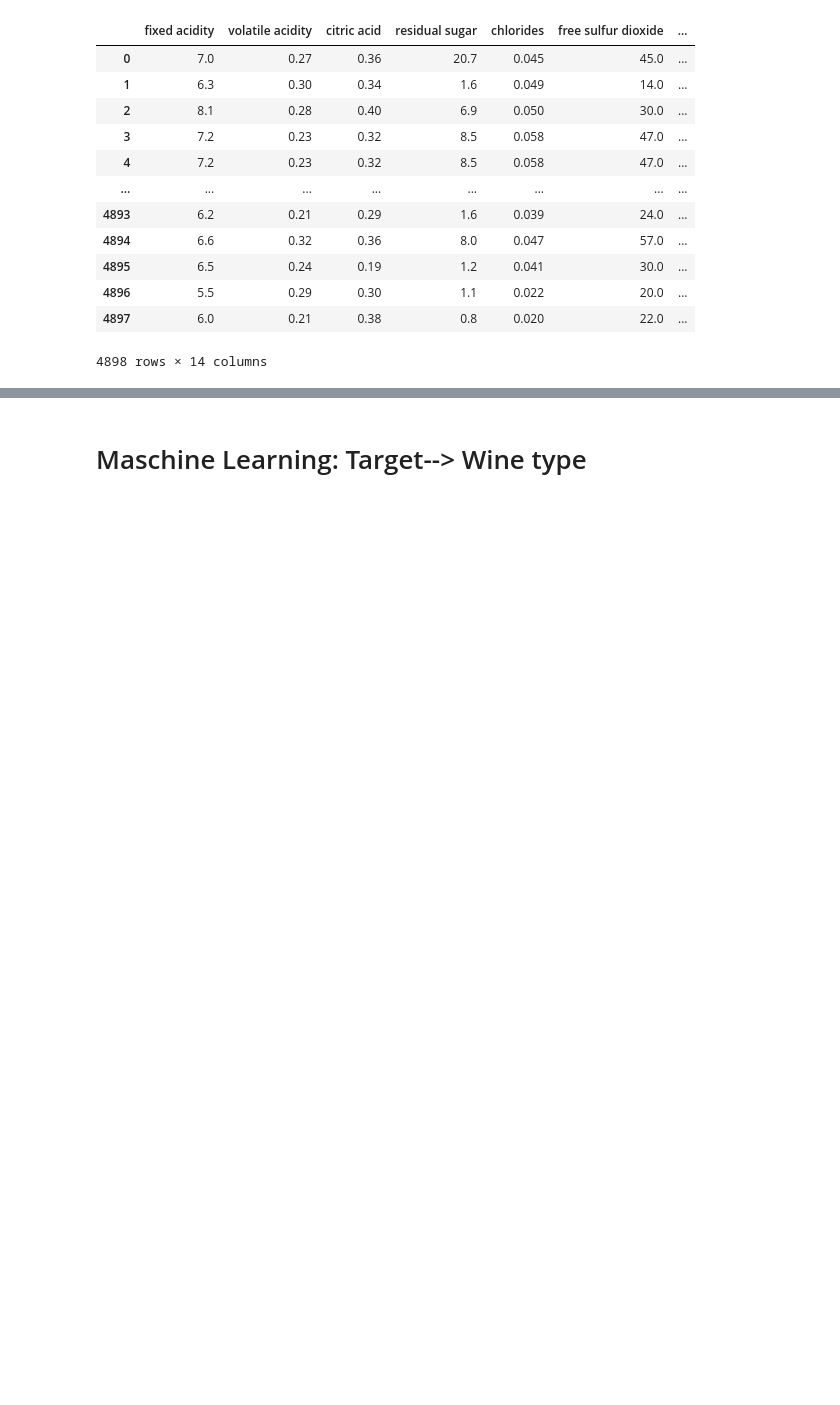
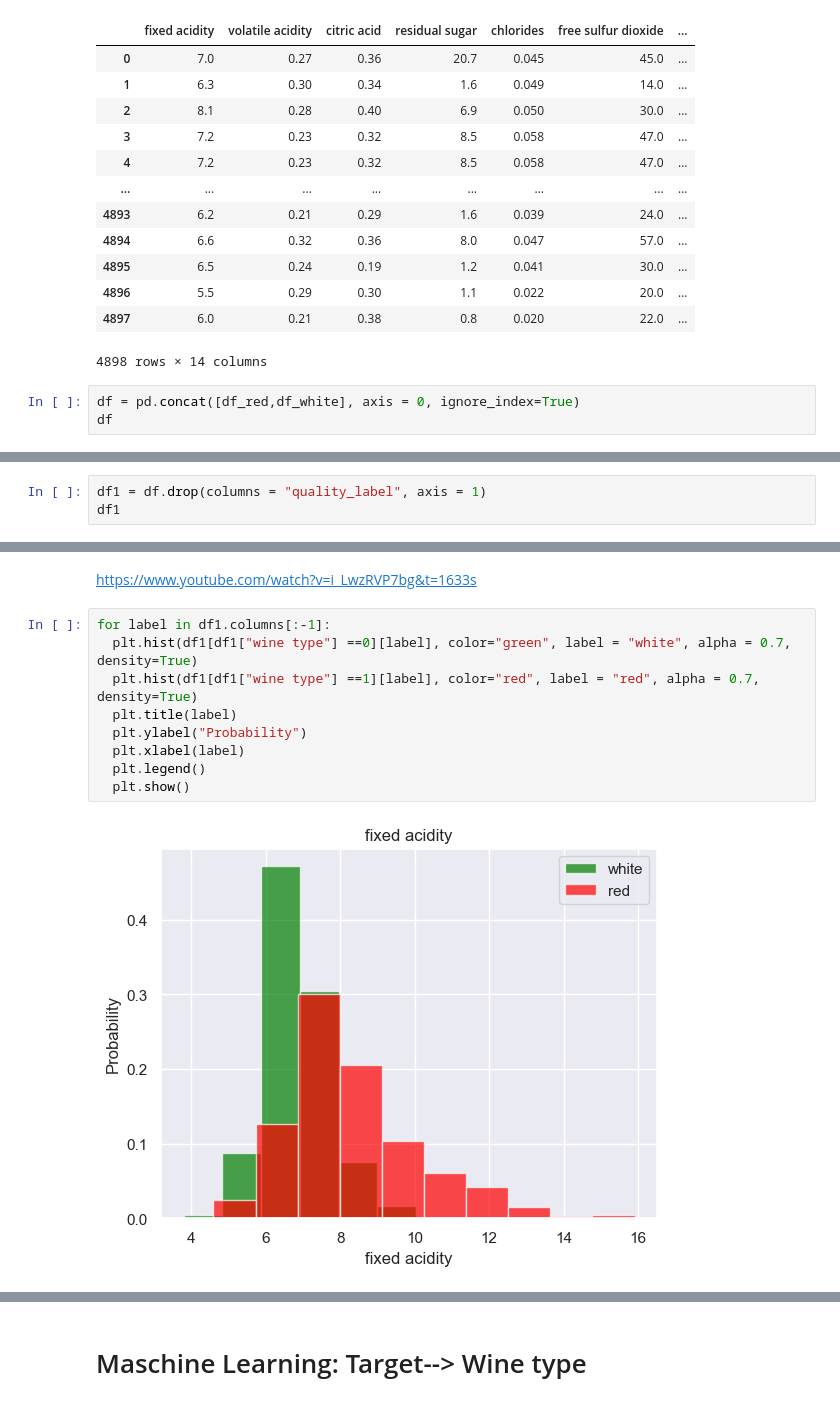
Before and after one commit to satomi26/Project-2, a Jupyter notebook: maschine_learning_modell.ipynb, the cells around one changed output, grey strips where cells are left out. Cells and saved outputs as stored; diff of their text form; blank space fills up the shorter version.

Commit message:
made plots with each label

```diff
--- a/maschine_learning_modell.ipynb
+++ b/maschine_learning_modell.ipynb
@@ -79,3 +79,6 @@ df_white
 | 4896 | 5.5 | 0.29 | 0.30 | 1.1 | 0.022 | 20.0 | ... |
 | 4897 | 6.0 | 0.21 | 0.38 | 0.8 | 0.020 | 22.0 | ... |
 4898 rows × 14 columns
+# %%
+df = pd.concat([df_red,df_white], axis = 0, ignore_index=True)
+df
@@ -81,0 +101,3 @@ df_white
+# %%
+df1 = df.drop(columns = "quality_label", axis = 1)
+df1
@@ -81,0 +118,13 @@ df_white
+# %% [markdown]
+https://www.youtube.com/watch?v=i_LwzRVP7bg&t=1633s
+# %%
+for label in df1.columns[:-1]:
+  plt.hist(df1[df1["wine type"] ==0][label], color="green", label = "white", alpha = 0.7, density=True)
+  plt.hist(df1[df1["wine type"] ==1][label], color="red", label = "red", alpha = 0.7, density=True)
+  plt.title(label)
+  plt.ylabel("Probability")
+  plt.xlabel(label)
+  plt.legend()
+  plt.show()
+# %% [output]
+[figure, added]
```
Also changed, not shown: parts of 25 cells of this notebook, 1 other file.
